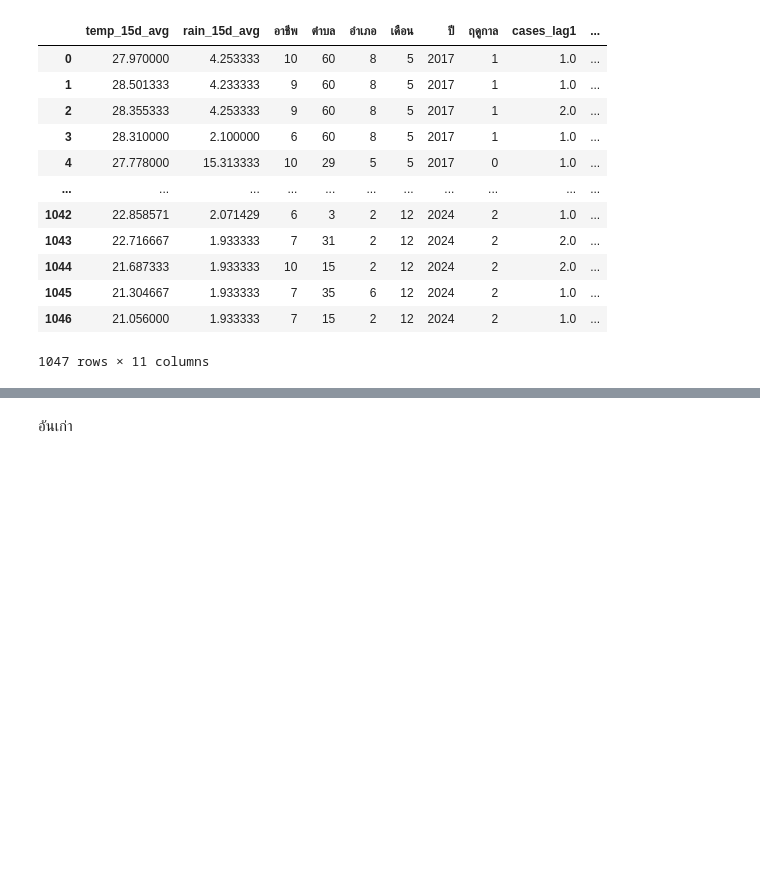
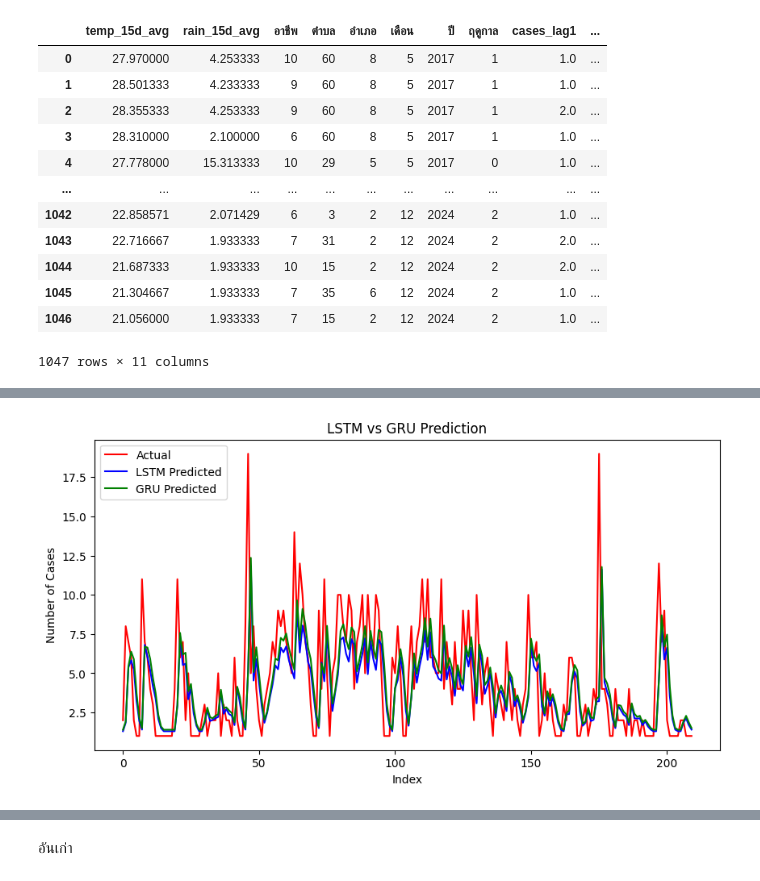
Before and after one commit to nisawaraa/earn-flask, a Jupyter notebook: Copy_of_Untitled14 (2).ipynb, the cells around one changed output, grey strips where cells are left out. Saved outputs shown, nothing was run; the diff lists cells and outputs as text; code cells hidden in the pictures; blank space fills up the shorter version.

```diff
--- a/Copy_of_Untitled14 (2).ipynb
+++ b/Copy_of_Untitled14 (2).ipynb
@@ -528,0 +895,86 @@ X
+# %%
+import numpy as np
+import pandas as pd
+import matplotlib.pyplot as plt
+from sklearn.preprocessing import MinMaxScaler
+from sklearn.metrics import mean_squared_error, r2_score, mean_absolute_error
+import tensorflow as tf
+from tensorflow.keras.models import Sequential
+from tensorflow.keras.layers import LSTM, GRU, Dense
+
+# -------------------------------
+# 1) เตรียมข้อมูล (Time Series)
+# -------------------------------
+df = df_final_clean.copy()   # ใช้ dataset ของคุณ
+data = df["cases"].values.reshape(-1,1)
+
+scaler = MinMaxScaler()
+data_scaled = scaler.fit_transform(data)
+
+# กำหนด sequence length (ใช้ข้อมูลย้อนหลัง n วัน/เดือน)
+time_steps = 3
+
+X, y = [], []
+for i in range(len(data_scaled) - time_steps):
+    X.append(data_scaled[i:i+time_steps])
+    y.append(data_scaled[i+time_steps])
+X, y = np.array(X), np.array(y)
+
+# Train/Test Split
+split = int(len(X) * 0.8)
+X_train, X_test = X[:split], X[split:]
+y_train, y_test = y[:split], y[split:]
+
+# -------------------------------
+# 2) สร้าง Model LSTM
+# -------------------------------
+model_lstm = Sequential([
+    LSTM(64, activation='tanh', input_shape=(time_steps,1)),
+    Dense(1)
+])
+model_lstm.compile(optimizer='adam', loss='mse')
+
+# -------------------------------
+# 3) สร้าง Model GRU
+# -------------------------------
+model_gru = Sequential([
+    GRU(64, activation='tanh', input_shape=(time_steps,1)),
+    Dense(1)
+])
+model_gru.compile(optimizer='adam', loss='mse')
+
+# -------------------------------
+# 4) Train
+# -------------------------------
+history_lstm = model_lstm.fit(X_train, y_train, epochs=50, batch_size=16, verbose=0)
+history_gru = model_gru.fit(X_train, y_train, epochs=50, batch_size=16, verbose=0)
+
+# -------------------------------
+# 5) Evaluate
+# -------------------------------
+def evaluate_model(name, model, X_test, y_test):
+    y_pred = model.predict(X_test)
+    y_test_inv = scaler.inverse_transform(y_test.reshape(-1,1))
+    y_pred_inv = scaler.inverse_transform(y_pred)
+    rmse = np.sqrt(mean_squared_error(y_test_inv, y_pred_inv))
+    r2 = r2_score(y_test_inv, y_pred_inv)
+    mae = mean_absolute_error(y_test_inv, y_pred_inv)
+    print(f"{name} → RMSE: {rmse:.2f}, R²: {r2:.3f}, MAE: {mae:.2f}")
+    return y_test_inv, y_pred_inv
+
+y_true_lstm, y_pred_lstm = evaluate_model("LSTM", model_lstm, X_test, y_test)
+y_true_gru, y_pred_gru = evaluate_model("GRU", model_gru, X_test, y_test)
+
+# -------------------------------
+# 6) Visualization
+# -------------------------------
+plt.figure(figsize=(10,5))
+plt.plot(y_true_lstm, label="Actual", color="red")
+plt.plot(y_pred_lstm, label="LSTM Predicted", color="blue")
+plt.plot(y_pred_gru, label="GRU Predicted", color="green")
+plt.title("LSTM vs GRU Prediction")
+plt.xlabel("Index")
+plt.ylabel("Number of Cases")
+plt.legend()
+plt.show()
+# %% [output]
@@ -528,0 +985 @@ X
+[figure, added]
```
Also changed, not shown: parts of 23 cells of this notebook, 26 other files.
